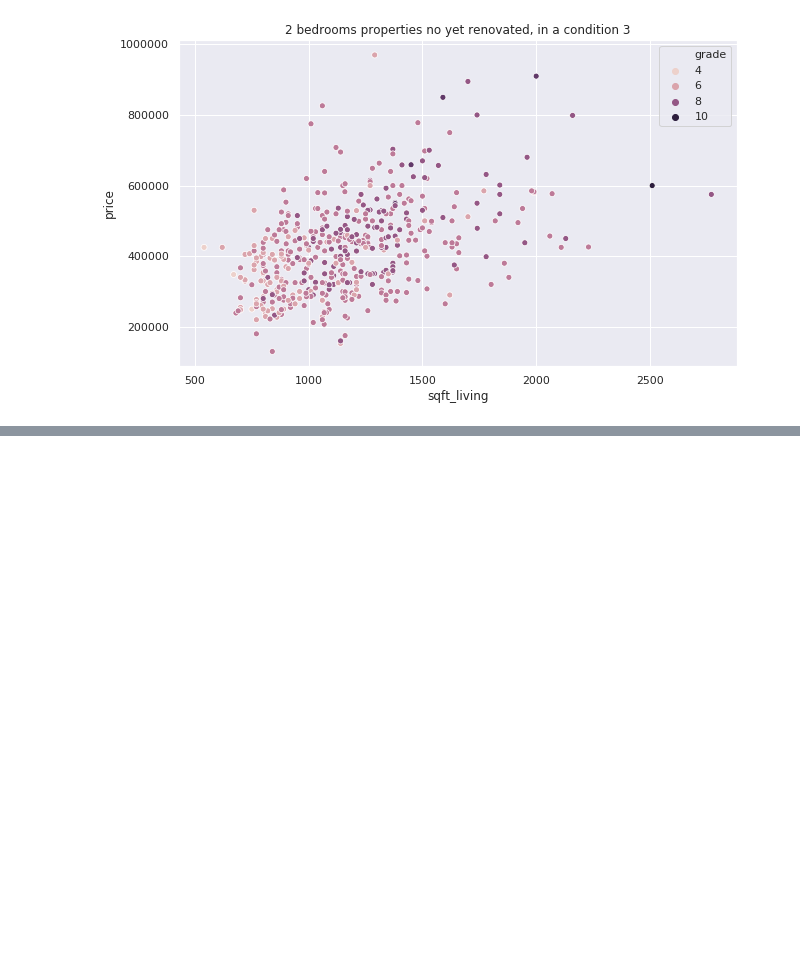
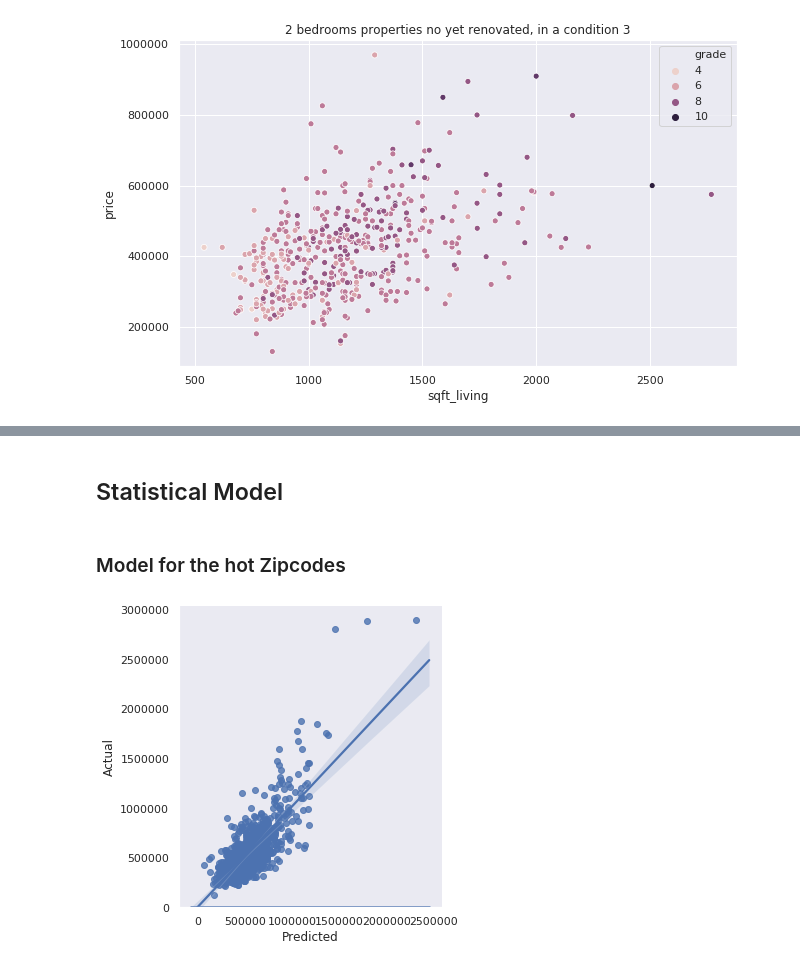
Before and after one commit to aghilissen/KayCee, a Jupyter notebook: index.ipynb, the cells around one changed output, grey strips where cells are left out. Drawn from its saved outputs; the diff is of its cells as text; code cells hidden in the pictures; blank space fills up the shorter version.

```diff
--- a/index.ipynb
+++ b/index.ipynb
@@ -17,8 +17,8 @@ from sklearn.linear_model import LinearRegression
 ##############################
 # notebook parameters
 
-# import warnings
-# warnings.filterwarnings('ignore')
+import warnings
+warnings.filterwarnings('ignore')
 #pd.set_option('display.float_format', lambda x: '%.3f' % x)
 %matplotlib inline
 sns.set(rc={'figure.figsize':(12,9)})
@@ -26,7 +26,7 @@ sns.set(rc={'figure.figsize':(12,9)})
 kc = pd.read_csv('./source/kc_house_data.csv', parse_dates=[1,14])
 
 ##############################
-## Cleaning the data
+## Clean the data
 
 # waterfront, although incomplete, hasn't been altered due to the complexity of the variable assignment
 
@@ -52,7 +52,7 @@ for i in kc[kc['yr_renovated']=='0.0']['id']:
 kc['yr_renovated'] = kc['yr_renovated'].replace('0.0', np.nan)
 
 ##############################
-# sorting out data types:
+# sort out data types:
 
 # lines are commented to allow us to work on non categorised data
 kc['id'] = kc['id'].astype(str)
@@ -65,4 +65,4 @@ kc['sqft_basement'] = kc['sqft_basement'].astype(float)
 # kc['view'] = kc['view'].astype(str)
 kc['waterfront'] = kc['waterfront'].astype(str)
 kc['yr_renovated'] = pd.to_datetime(kc['yr_renovated'])
-#kc['zipcode'] = kc['zipcode'].astype(str)
+kc['zipcode'] = kc['zipcode'].astype(str)
@@ -312,0 +303,41 @@ KeyError: 'ZIPCODE'
+# %% [markdown]
+## Statistical Model
+# %%
+##############################
+# generate dataframes
+
+hot_zipcodes_list = ['98034','98011','98028','98155','98133','98177',
+                     '98125','98115','98103','98117','98107','98199']
+kc_hot_zipcodes = kc[kc.zipcode.isin(hot_zipcodes_list)]
+kc_not_hot_zipcodes = kc[~kc.zipcode.isin(hot_zipcodes_list)]
+# %% [markdown]
+### Model for the hot Zipcodes
+# %%
+##############################
+# scale the variables
+
+scaler = StandardScaler()
+X = kc_hot_zipcodes[['bedrooms', 'bathrooms', 'sqft_living', 'sqft_lot',
+                   'floors', 'condition', 'grade']]
+y = kc_hot_zipcodes['price']
+scaled_X = pd.DataFrame(scaler.fit_transform(X), columns=X.columns)
+
+##############################
+# Split generating population/testing population
+
+X_train, X_test, y_train, y_test = train_test_split(scaled_X, y, test_size=0.2, random_state=0)
+
+model_kc = LinearRegression()
+model_kc.fit(X_train, y_train) #training the algorithms
+y_pred = model_kc.predict(X_test)
+
+##############################
+# generate graph
+
+model_kc_results = pd.DataFrame({'Actual': y_test, 'Predicted': y_pred})
+sns.set_style('dark')
+g = sns.lmplot(x="Predicted", y="Actual", data=model_kc_results)
+
+sns.distplot(y_pred);
+# %% [output]
+[figure, added]
```
Also changed, not shown: parts of 15 cells of this notebook, 1 other file.
